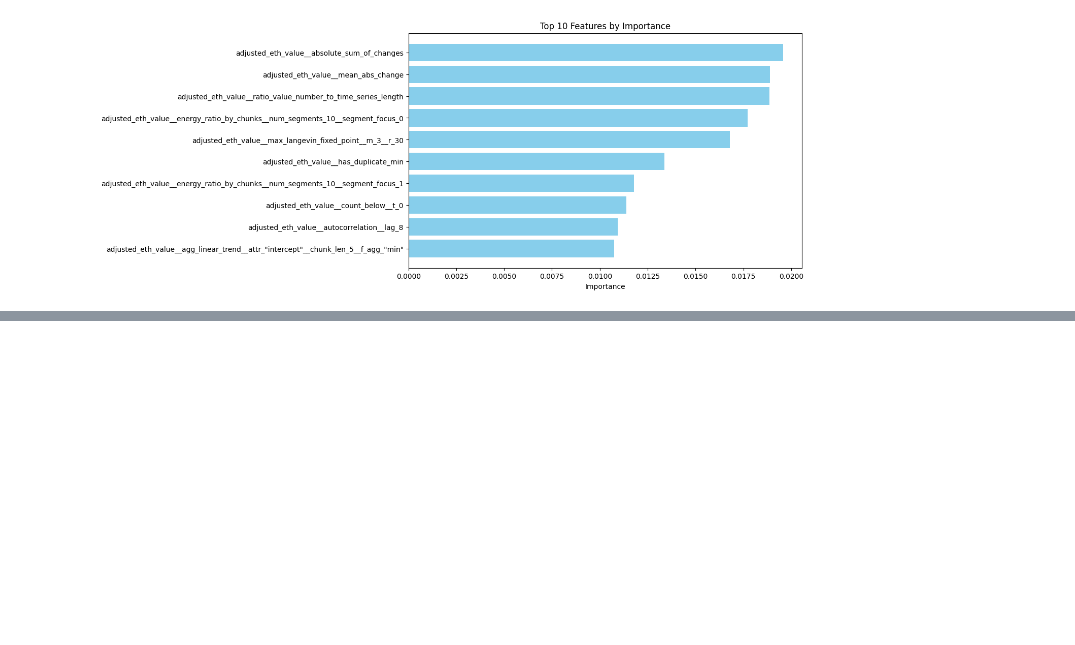
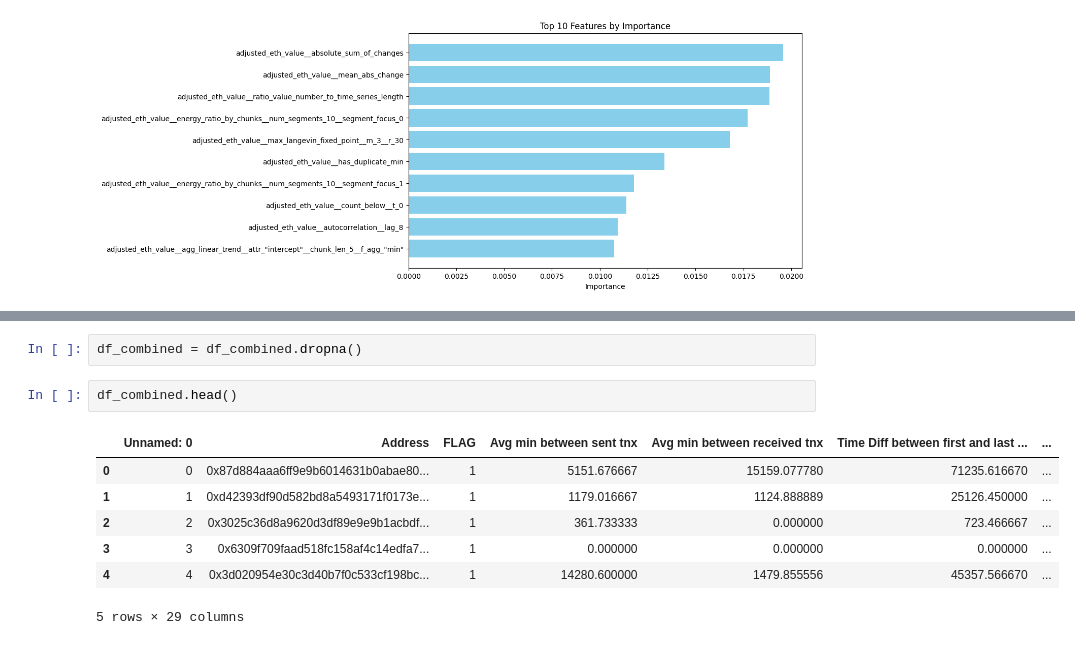
Before and after one commit to shazzad-hasan/ethereum-fraud-detection, a Jupyter notebook: data-preparation/time_series_data.ipynb, the cells around one changed output, grey strips where cells are left out. Saved outputs shown, nothing was run; the diff lists cells and outputs as text; blank space fills up the shorter version.

```diff
--- a/data-preparation/time_series_data.ipynb
+++ b/data-preparation/time_series_data.ipynb
@@ -165,0 +203,12 @@ plt.show()
+# %%
+df_combined = df_combined.dropna()
+# %%
+df_combined.head()
+# %% [output]
+|  | Unnamed: 0 | Address | FLAG | Avg min between sent tnx | Avg min between received tnx | Time Diff between first and last ... | ... |
+| 0 | 0 | 0x87d884aaa6ff9e9b6014631b0abae80... | 1 | 5151.676667 | 15159.077780 | 71235.616670 | ... |
+| 1 | 1 | 0xd42393df90d582bd8a5493171f0173e... | 1 | 1179.016667 | 1124.888889 | 25126.450000 | ... |
+| 2 | 2 | 0x3025c36d8a9620d3df89e9e9b1acbdf... | 1 | 361.733333 | 0.000000 | 723.466667 | ... |
+| 3 | 3 | 0x6309f709faad518fc158af4c14edfa7... | 1 | 0.000000 | 0.000000 | 0.000000 | ... |
+| 4 | 4 | 0x3d020954e30c3d40b7f0c533cf198bc... | 1 | 14280.600000 | 1479.855556 | 45357.566670 | ... |
+5 rows × 29 columns
```
Also changed, not shown: parts of 18 cells of this notebook.
